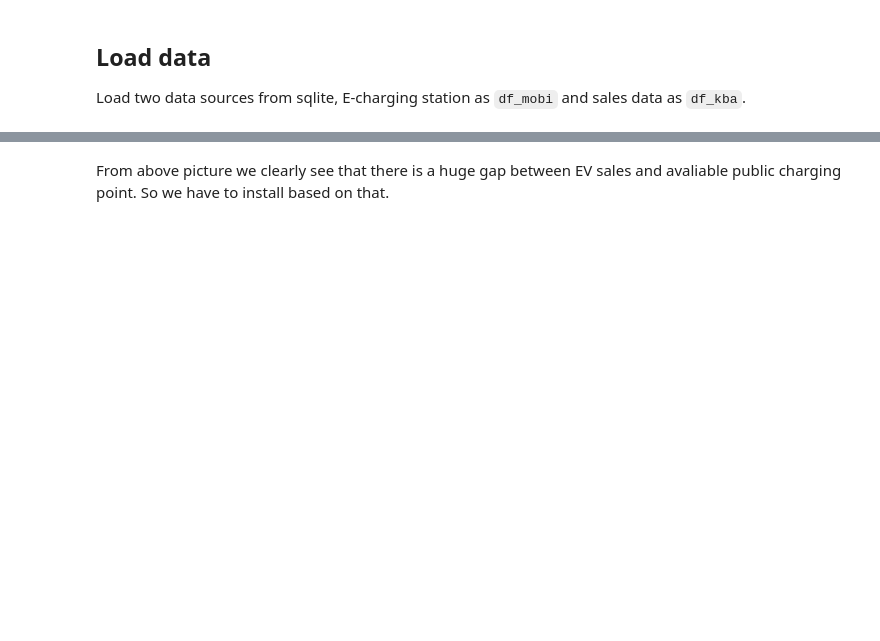
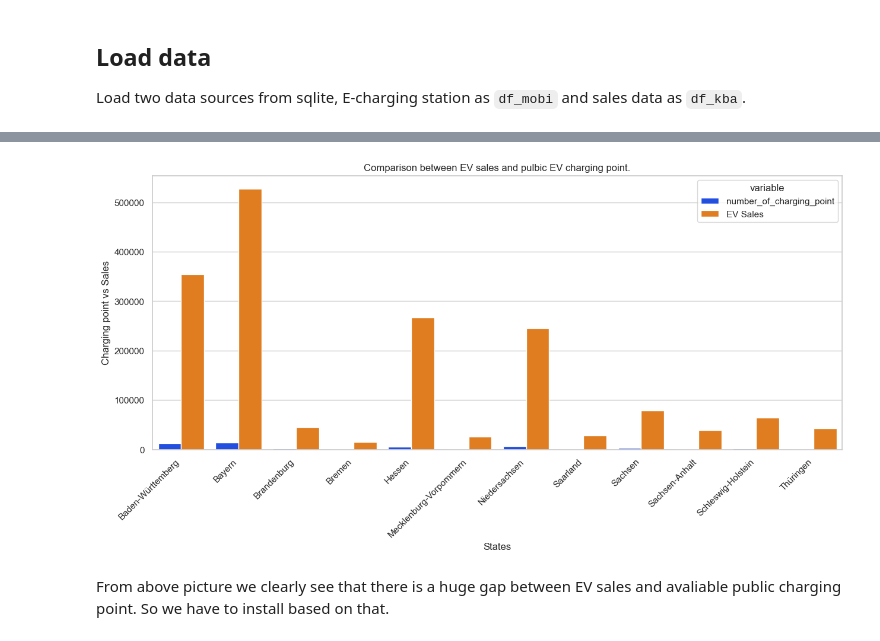
Before and after one commit to um59ipuh/2023-SAKI-um59ipuh-sarker, a Jupyter notebook: project/report.ipynb, the cells around one changed output, grey strips where cells are left out. Saved outputs shown, nothing was run; the diff lists cells and outputs as text; code cells hidden in the pictures; blank space fills up the shorter version.

```diff
--- a/project/report.ipynb
+++ b/project/report.ipynb
@@ -118,2 +104,4 @@ fig.show()
 # %%
 df_final = pd.merge(df_mobi, df_kba, on='State')
+df_final = df_final.drop('connected_load', axis=1)
+df_final.head()
@@ -133,2 +115,17 @@ fig.show()
+# %%
+sns.set(style="whitegrid")
+plt.figure(figsize=(15, 6))
+
+ax = sns.barplot(x='State', y='value', hue='variable', data=pd.melt(df_final, id_vars=['State']), palette='bright')
+
+plt.xlabel('States')
+plt.ylabel('Charging point vs Sales')
+plt.title('Comparison between EV sales and pulbic EV charging point.')
+
+ax.set_xticklabels(ax.get_xticklabels(), rotation=45, ha='right')
+
+plt.show()
+# %% [output]
+[figure, added]
 # %% [markdown]
 From above picture we clearly see that there is a huge gap between EV sales and avaliable public charging point. So we have to install based on that.
```
Also changed, not shown: parts of 13 cells of this notebook.
